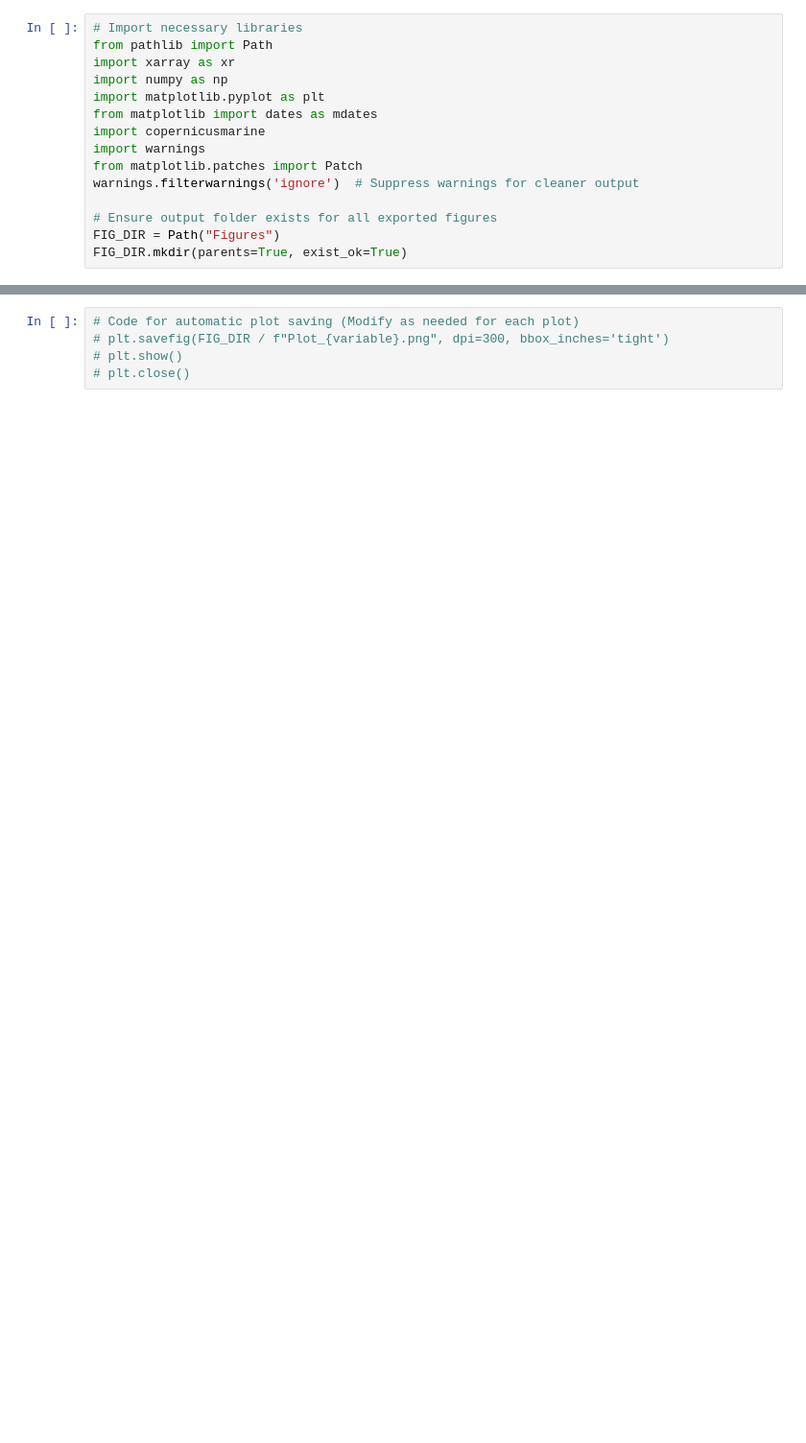
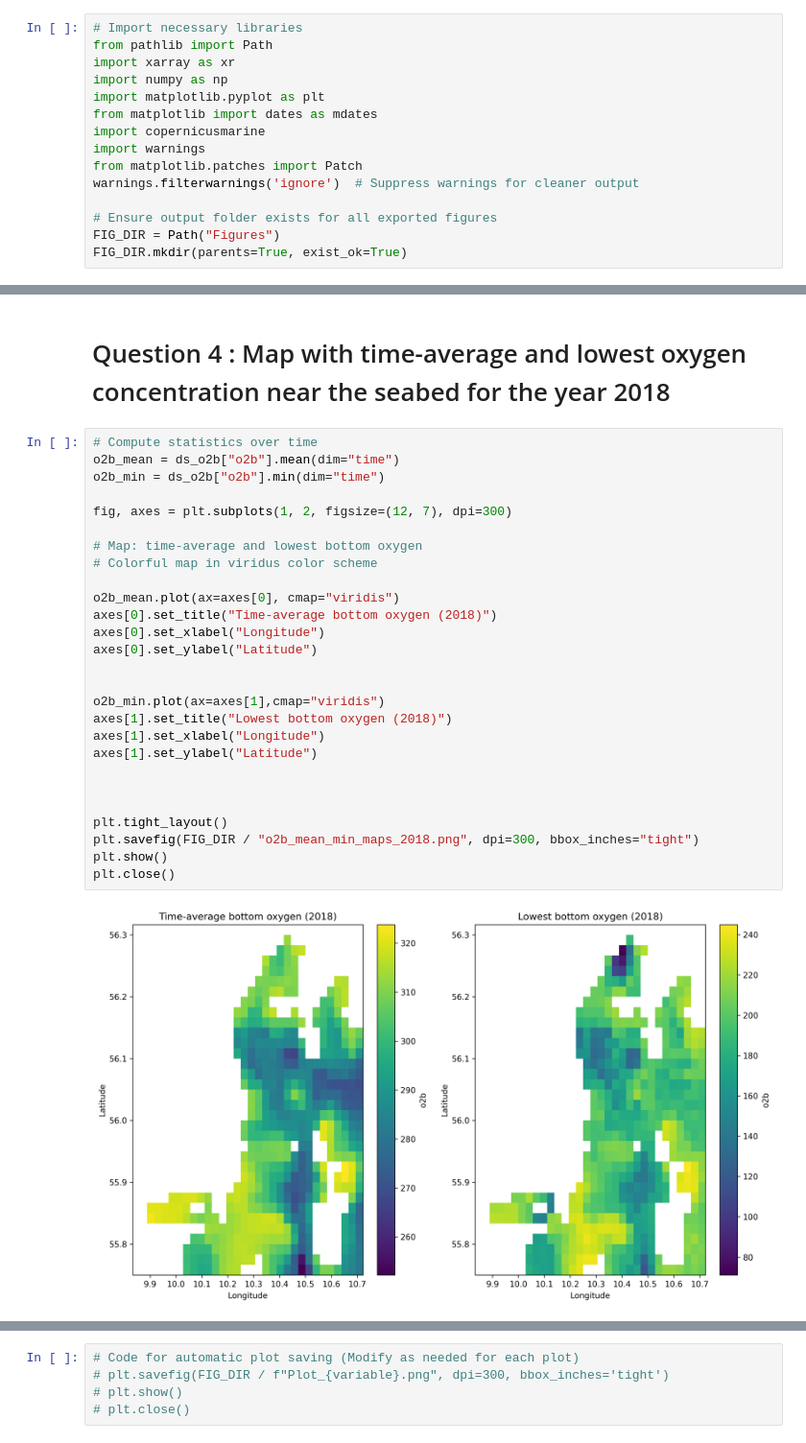
Before and after one commit to natslimak/OceanCourses, a Jupyter notebook: DigitalOcean/Assignment_3/Script3.ipynb, the cells around one changed output, grey strips where cells are left out. Shown at 96% size. Drawn from its saved outputs; the diff is of its cells as text; blank space fills up the shorter version.

```diff
--- a/DigitalOcean/Assignment_3/Script3.ipynb
+++ b/DigitalOcean/Assignment_3/Script3.ipynb
@@ -71,0 +112,31 @@ ds_deptho = xr.open_dataset("Data/cmems_deptho_2018.nc")
+# %% [markdown]
+# Question 4 : Map with time-average and lowest oxygen concentration near the seabed for the year 2018
+# %%
+# Compute statistics over time
+o2b_mean = ds_o2b["o2b"].mean(dim="time")
+o2b_min = ds_o2b["o2b"].min(dim="time")
+
+fig, axes = plt.subplots(1, 2, figsize=(12, 7), dpi=300)
+
+# Map: time-average and lowest bottom oxygen
+# Colorful map in viridus color scheme
+
+o2b_mean.plot(ax=axes[0], cmap="viridis")
+axes[0].set_title("Time-average bottom oxygen (2018)")
+axes[0].set_xlabel("Longitude")
+axes[0].set_ylabel("Latitude")
+
+
+o2b_min.plot(ax=axes[1],cmap="viridis")
+axes[1].set_title("Lowest bottom oxygen (2018)")
+axes[1].set_xlabel("Longitude")
+axes[1].set_ylabel("Latitude")
+
+
+
+plt.tight_layout()
+plt.savefig(FIG_DIR / "o2b_mean_min_maps_2018.png", dpi=300, bbox_inches="tight")
+plt.show()
+plt.close()
+# %% [output]
+[figure, added]
```
Also changed, not shown: parts of 15 cells of this notebook, 3 other files.
